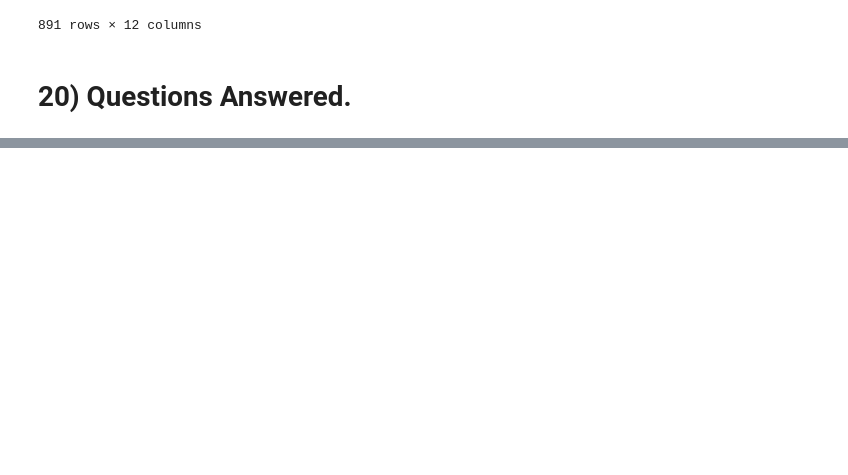
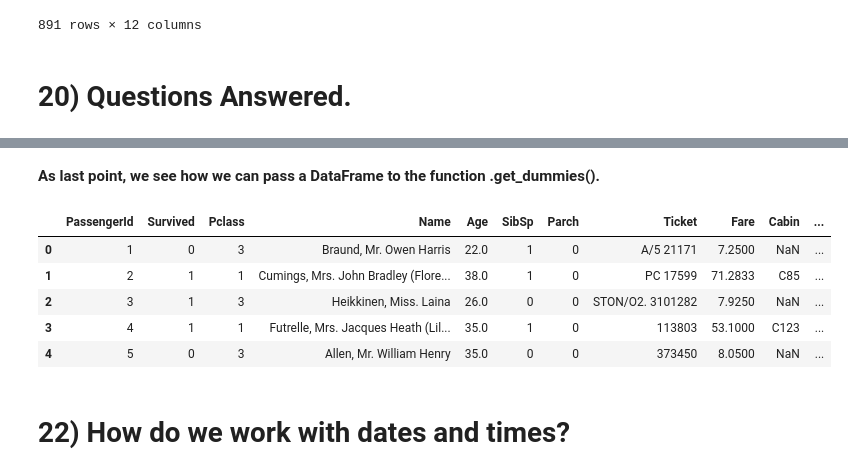
Before and after one commit to causapablo/Data-School, a Jupyter notebook: My practices on the course/Practicas Data School.ipynb, the cells around one changed output, grey strips where cells are left out. Cells and saved outputs as stored; diff of their text form; code cells hidden in the pictures; blank space fills up the shorter version.

```diff
--- a/My practices on the course/Practicas Data School.ipynb
+++ b/My practices on the course/Practicas Data School.ipynb
@@ -1684,0 +1763,7 @@ pd.read_pickle('train.pkl')
+# %%
+sex_dummies_male = pd.get_dummies(train.Sex, prefix = 'sex_dummies').iloc[:,1:]
+# %%
+train = pd.concat([train,sex_dummies_male], axis = 1)
+train.head()
+#Notice that the columns 'sex_map_male' and 'sex_dummies_male' have the same value,
+# this exercise is just for training the methods we have in order to create a dummy variable.
@@ -1684,0 +1780,3 @@ pd.read_pickle('train.pkl')
+# %%
+embarked_dummies = pd.get_dummies(train.Embarked, prefix = 'Embarked').iloc[:,1:];
+train.head()
@@ -1684,0 +1790,3 @@ pd.read_pickle('train.pkl')
+# %%
+train = pd.concat([train,embarked_dummies],axis=1)
+train.head()
@@ -1684,0 +1800,16 @@ pd.read_pickle('train.pkl')
+# %% [markdown]
+**As last point, we see how we can pass a DataFrame to the function .get_dummies().**
+# %%
+train = pd.get_dummies(train,columns=['Sex','Embarked'])
+train.head()
+#If we want to drop the first column of the dummies, in order to get the same result as we got before,
+# We have to use 'drop_first = True' as argument of get_dummies.
+# %% [output]
+|  | PassengerId | Survived | Pclass | Name | Age | SibSp | Parch | Ticket | Fare | Cabin | ... |
+| 0 | 1 | 0 | 3 | Braund, Mr. Owen Harris | 22.0 | 1 | 0 | A/5 21171 | 7.2500 | NaN | ... |
+| 1 | 2 | 1 | 1 | Cumings, Mrs. John Bradley (Flore... | 38.0 | 1 | 0 | PC 17599 | 71.2833 | C85 | ... |
+| 2 | 3 | 1 | 3 | Heikkinen, Miss. Laina | 26.0 | 0 | 0 | STON/O2. 3101282 | 7.9250 | NaN | ... |
+| 3 | 4 | 1 | 1 | Futrelle, Mrs. Jacques Heath (Lil... | 35.0 | 1 | 0 | 113803 | 53.1000 | C123 | ... |
+| 4 | 5 | 0 | 3 | Allen, Mr. William Henry | 35.0 | 0 | 0 | 373450 | 8.0500 | NaN | ... |
+# %% [markdown]
+# 22) How do we work with dates and times?
```
Also changed, not shown: parts of 41 cells of this notebook.
